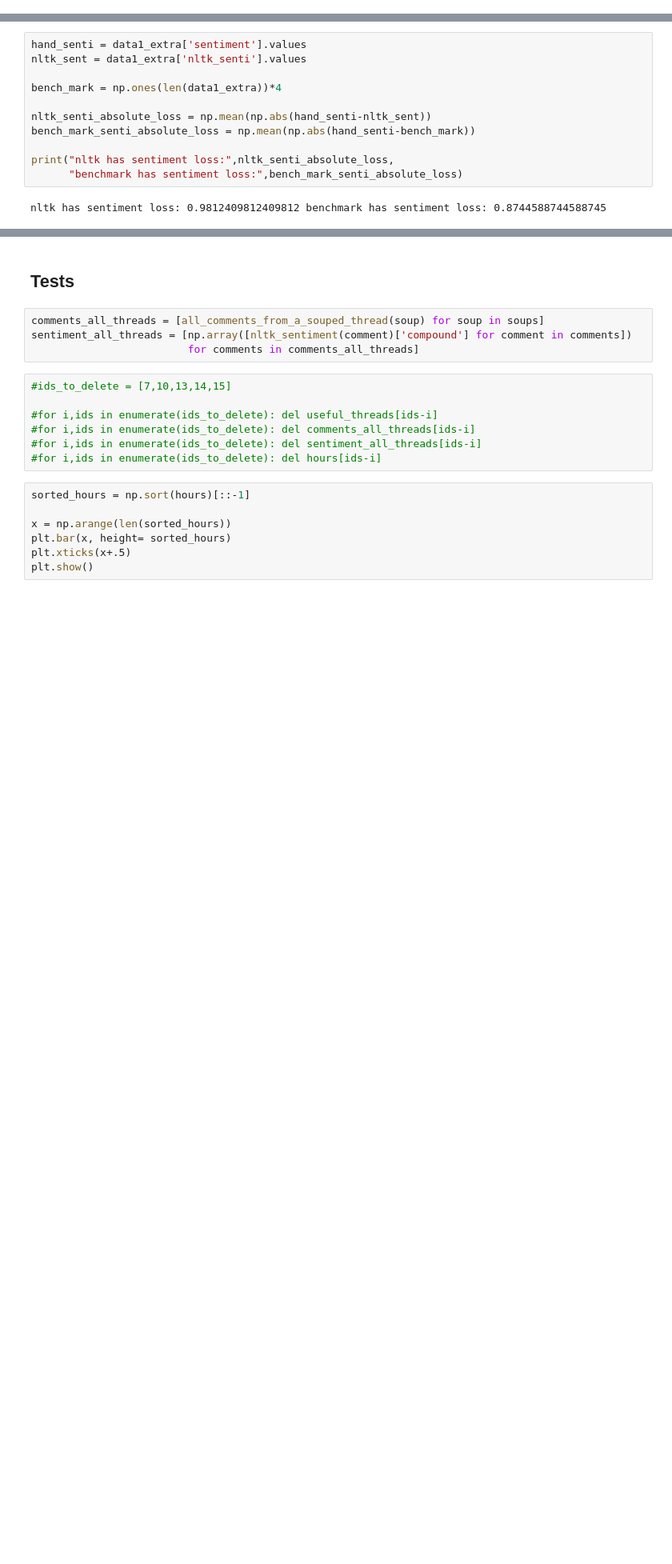
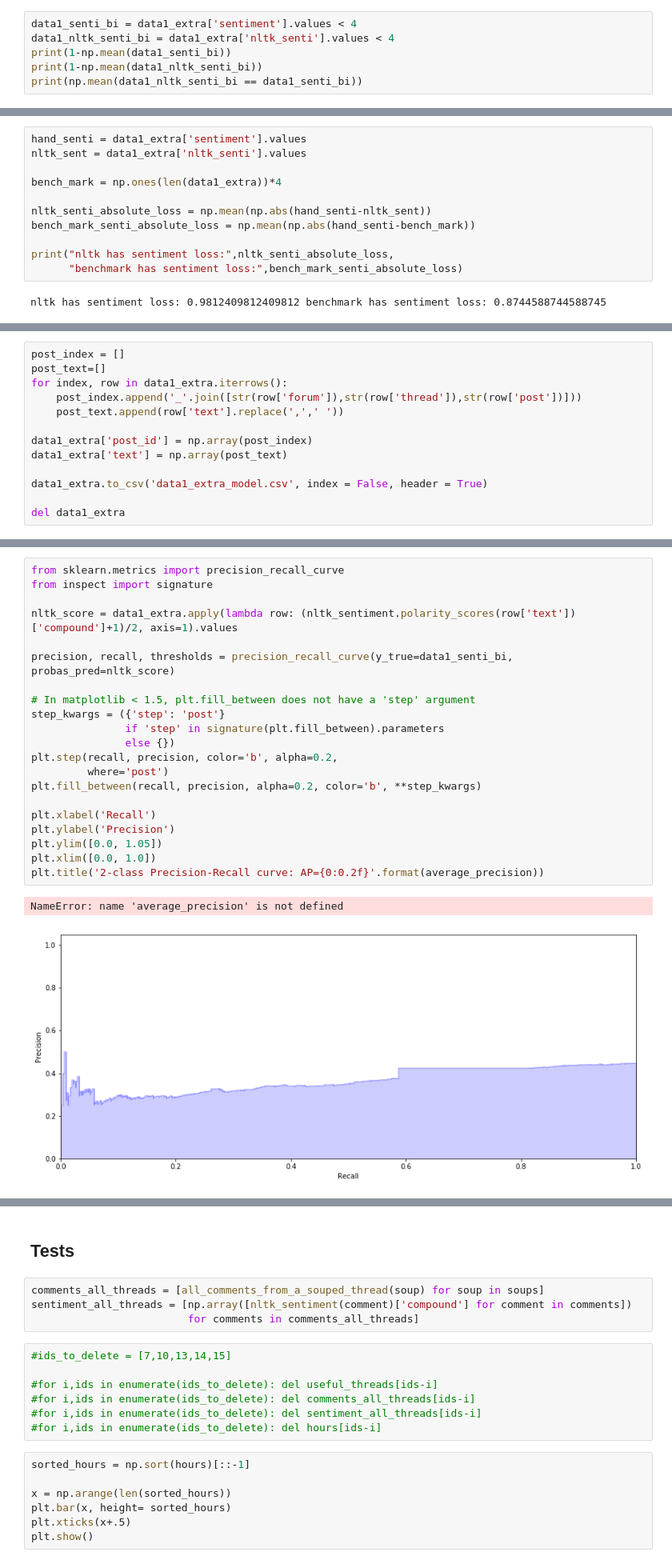
Before and after one commit to lidaliang/NLP_project, a Jupyter notebook: NLP_project.ipynb, the cells around one changed output, grey strips where cells are left out. Shown at 80% size. Cells and saved outputs as stored; diff of their text form; blank space fills up the shorter version.

Commit message:
text cleaning

```diff
--- a/NLP_project.ipynb
+++ b/NLP_project.ipynb
@@ -809,0 +1094,6 @@ array([[<matplotlib.axes._subplots.AxesSubplot object at 0x...>]],
+# %%
+data1_senti_bi = data1_extra['sentiment'].values < 4
+data1_nltk_senti_bi = data1_extra['nltk_senti'].values < 4
+print(1-np.mean(data1_senti_bi))
+print(1-np.mean(data1_nltk_senti_bi))
+print(np.mean(data1_nltk_senti_bi == data1_senti_bi))
@@ -839 +1135,14 @@ nltk has sentiment loss: 0.9812409812409812 benchmark has sentiment loss: 0.8744
+# %%
+post_index = []
+post_text=[]
+for index, row in data1_extra.iterrows():
+    post_index.append('_'.join([str(row['forum']),str(row['thread']),str(row['post'])]))
+    post_text.append(row['text'].replace(',',' '))
+
+data1_extra['post_id'] = np.array(post_index)
+data1_extra['text'] = np.array(post_text)
+
+data1_extra.to_csv('data1_extra_model.csv', index = False, header = True)
+
+del data1_extra
 # %%
@@ -854,0 +1243,24 @@ data1_extra
+# %%
+from sklearn.metrics import precision_recall_curve
+from inspect import signature
+
+nltk_score = data1_extra.apply(lambda row: (nltk_sentiment.polarity_scores(row['text'])['compound']+1)/2, axis=1).values
+
+precision, recall, thresholds = precision_recall_curve(y_true=data1_senti_bi, probas_pred=nltk_score)
+
+# In matplotlib < 1.5, plt.fill_between does not have a 'step' argument
+step_kwargs = ({'step': 'post'}
+               if 'step' in signature(plt.fill_between).parameters
+               else {})
+plt.step(recall, precision, color='b', alpha=0.2,
+         where='post')
+plt.fill_between(recall, precision, alpha=0.2, color='b', **step_kwargs)
+
+plt.xlabel('Recall')
+plt.ylabel('Precision')
+plt.ylim([0.0, 1.05])
+plt.xlim([0.0, 1.0])
+plt.title('2-class Precision-Recall curve: AP={0:0.2f}'.format(average_precision))
+# %% [output]
+NameError: name 'average_precision' is not defined
+[figure, added]
```
Also changed, not shown: parts of 47 cells of this notebook.
